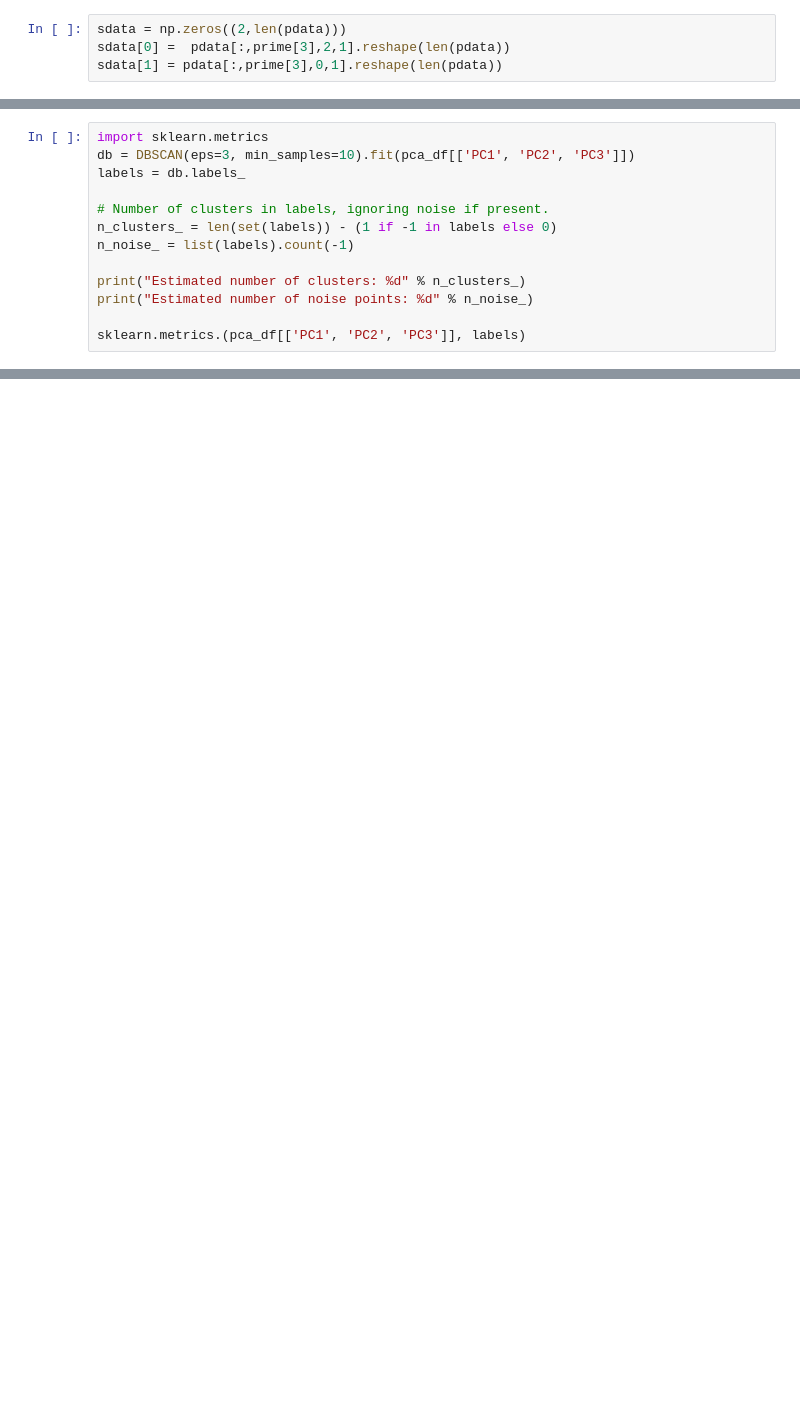
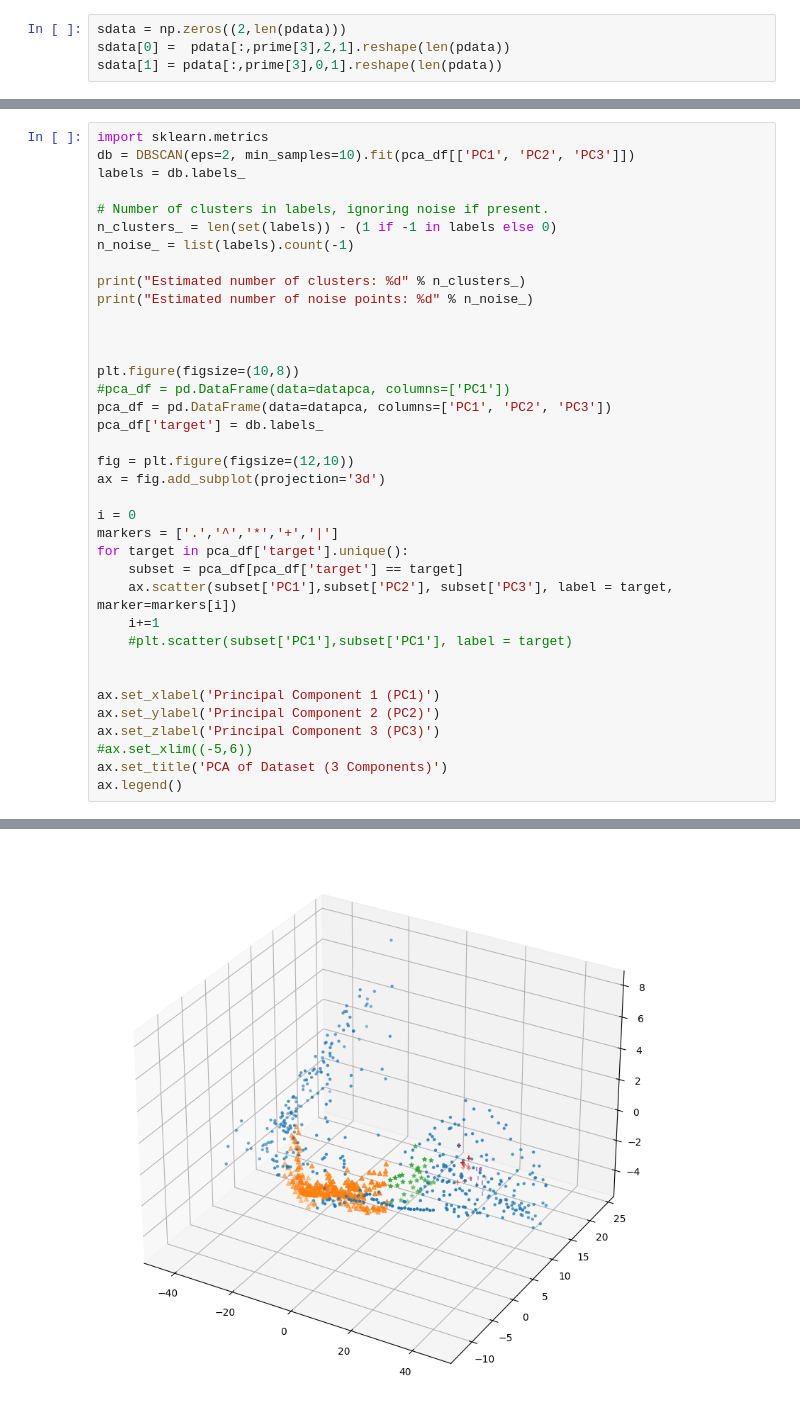
Before and after one commit to Deathound6/SDAI_Project, a Jupyter notebook: SDAI Project.ipynb, the cells around one changed output, grey strips where cells are left out. Drawn from its saved outputs; the diff is of its cells as text; blank space fills up the shorter version.

Commit message:
labels

```diff
--- a/SDAI Project.ipynb
+++ b/SDAI Project.ipynb
@@ -241,6 +242,6 @@ for target in pca_df['target'].unique():
 # %%
 import sklearn.metrics
-db = DBSCAN(eps=3, min_samples=10).fit(pca_df[['PC1', 'PC2', 'PC3']])
+db = DBSCAN(eps=2, min_samples=10).fit(pca_df[['PC1', 'PC2', 'PC3']])
 labels = db.labels_
 
 # Number of clusters in labels, ignoring noise if present.
@@ -250,5 +251,29 @@ n_noise_ = list(labels).count(-1)
 print("Estimated number of clusters: %d" % n_clusters_)
 print("Estimated number of noise points: %d" % n_noise_)
 
-sklearn.metrics.(pca_df[['PC1', 'PC2', 'PC3']], labels)
+
+
+plt.figure(figsize=(10,8))
+#pca_df = pd.DataFrame(data=datapca, columns=['PC1'])
+pca_df = pd.DataFrame(data=datapca, columns=['PC1', 'PC2', 'PC3'])
+pca_df['target'] = db.labels_
+
+fig = plt.figure(figsize=(12,10))
+ax = fig.add_subplot(projection='3d')
+
+i = 0
+markers = ['.','^','*','+','|']
+for target in pca_df['target'].unique():
+    subset = pca_df[pca_df['target'] == target]
+    ax.scatter(subset['PC1'],subset['PC2'], subset['PC3'], label = target, marker=markers[i])
+    i+=1
+    #plt.scatter(subset['PC1'],subset['PC1'], label = target)
+
+
+ax.set_xlabel('Principal Component 1 (PC1)')
+ax.set_ylabel('Principal Component 2 (PC2)')
+ax.set_zlabel('Principal Component 3 (PC3)')
+#ax.set_xlim((-5,6))
+ax.set_title('PCA of Dataset (3 Components)')
+ax.legend()
 # %% [output]
@@ -257,0 +284 @@ Estimated number of noise points: 330
+[figure, added]
```
Also changed, not shown: parts of 6 cells of this notebook.
